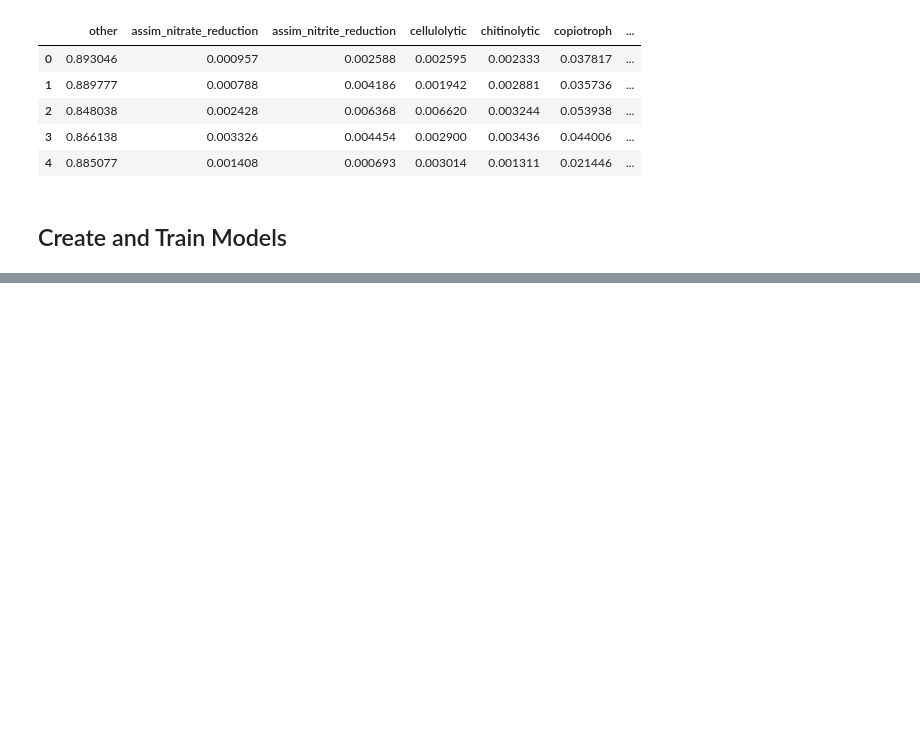
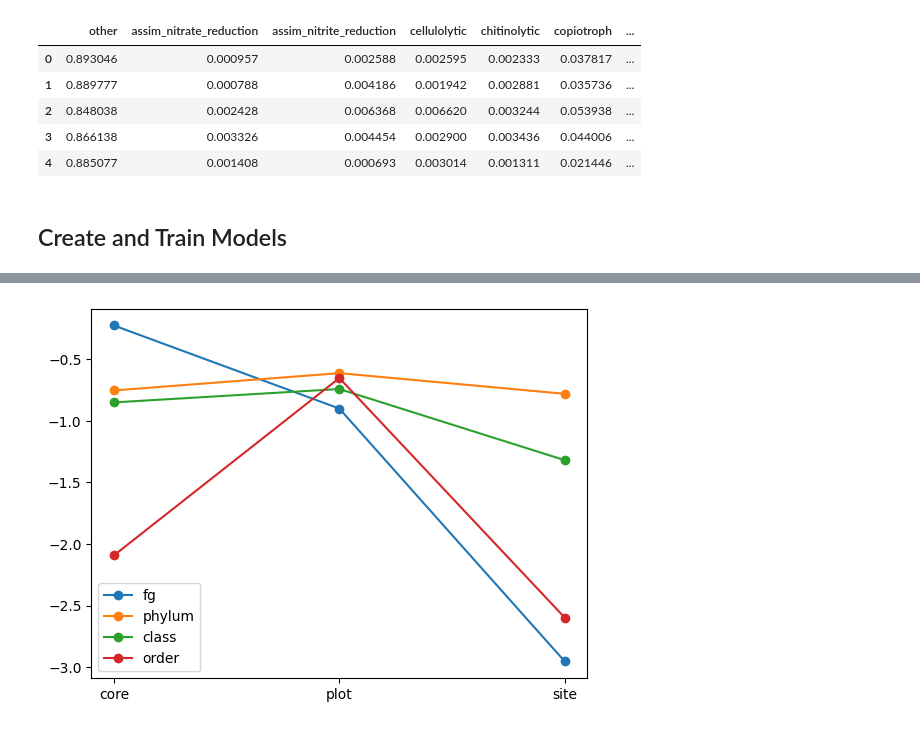
Before and after one commit to Vincent-Therrien/micropyome, a Jupyter notebook: demos/regressions.ipynb, the cells around one changed output, grey strips where cells are left out. Cells and saved outputs as stored; diff of their text form; code cells hidden in the pictures; blank space fills up the shorter version.

```diff
--- a/demos/regressions.ipynb
+++ b/demos/regressions.ipynb
@@ -296,0 +218,23 @@ Attributes:
+# %%
+x = list(range(len(SAMPLING_LEVELS)))
+
+model_name = "k-NN"
+
+for level in regression.TAXONOMIC_LEVELS:
+    if level == "genus":
+        continue
+    r = []
+    for sampling in SAMPLING_LEVELS:
+        y = Y2[level][sampling]
+        y_pred = trained_models[level][model_name].predict(X2[level][sampling])
+        r2 = regression.r2_score_by_column(y, y_pred)
+        r.append(np.mean(r2))
+    if sum(r) < -500:
+        continue
+    plt.plot(x, r, "-o", label=level)
+
+plt.xticks(x, SAMPLING_LEVELS)
+plt.legend()
+plt.show()
+# %% [output]
+[figure, added]
```
Also changed, not shown: parts of 31 cells of this notebook, 5 other files.
